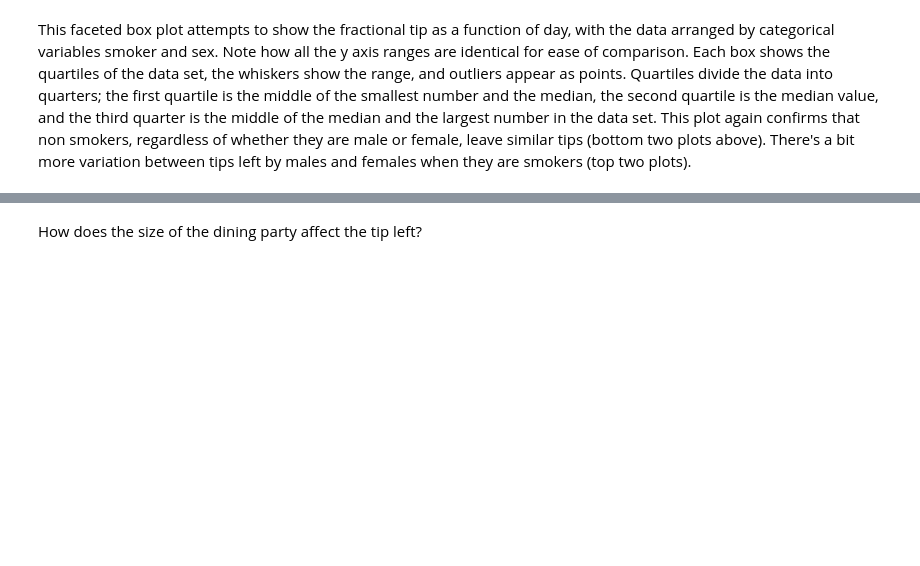
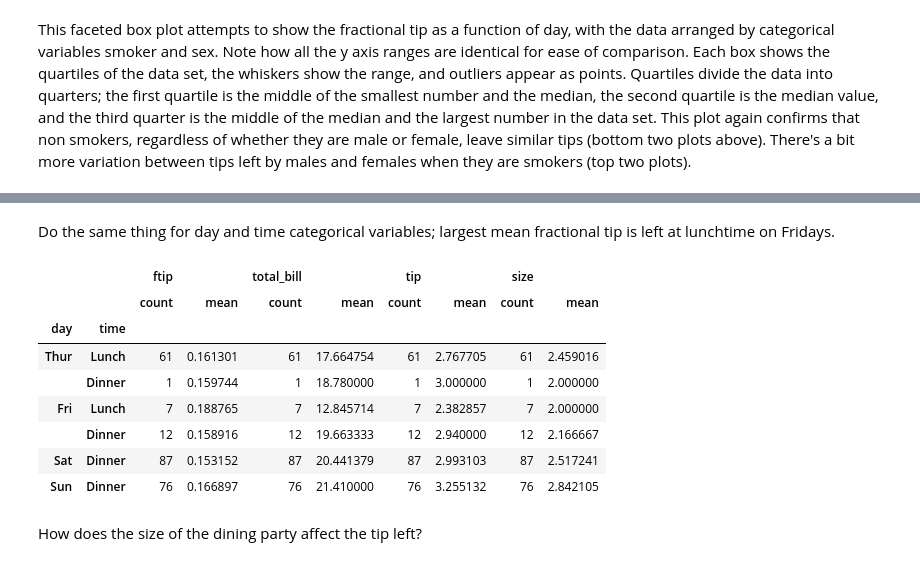
Before and after one commit to elizabethdaly/data-analysis-project, a Jupyter notebook: tips-data-analysis.ipynb, the cells around one changed output, grey strips where cells are left out. Cells and saved outputs as stored; diff of their text form; code cells hidden in the pictures; blank space fills up the shorter version.

```diff
--- a/tips-data-analysis.ipynb
+++ b/tips-data-analysis.ipynb
@@ -203,2 +215,16 @@ This faceted box plot attempts to show the fractional tip as a function of day,
+# %% [markdown]
+Do the same thing for day and time categorical variables; largest mean fractional tip is left at lunchtime on Fridays.
+# %%
+df.groupby(['day', 'time']).agg(['count','mean'])
+# %% [output]
+|  |  | ftip |  | total_bill |  | tip |  | size |  |
+|  |  | count | mean | count | mean | count | mean | count | mean |
+| day | time |  |  |  |  |  |  |  |  |
+| Thur | Lunch | 61 | 0.161301 | 61 | 17.664754 | 61 | 2.767705 | 61 | 2.459016 |
+|  | Dinner | 1 | 0.159744 | 1 | 18.780000 | 1 | 3.000000 | 1 | 2.000000 |
+| Fri | Lunch | 7 | 0.188765 | 7 | 12.845714 | 7 | 2.382857 | 7 | 2.000000 |
+|  | Dinner | 12 | 0.158916 | 12 | 19.663333 | 12 | 2.940000 | 12 | 2.166667 |
+| Sat | Dinner | 87 | 0.153152 | 87 | 20.441379 | 87 | 2.993103 | 87 | 2.517241 |
+| Sun | Dinner | 76 | 0.166897 | 76 | 21.410000 | 76 | 3.255132 | 76 | 2.842105 |
 # %% [markdown]
 How does the size of the dining party affect the tip left?
```
Also changed, not shown: parts of 13 cells of this notebook.
